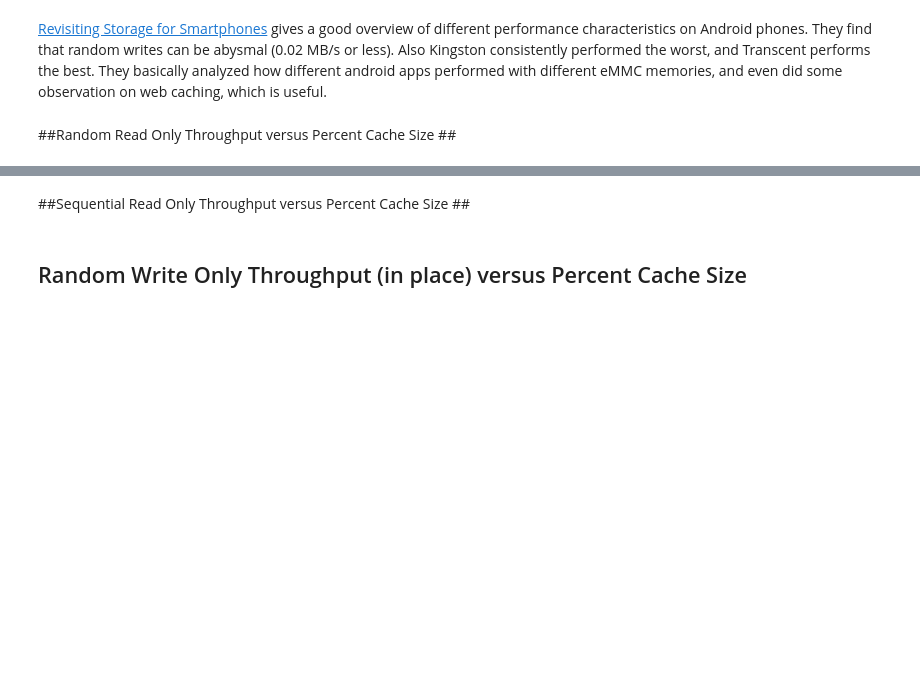
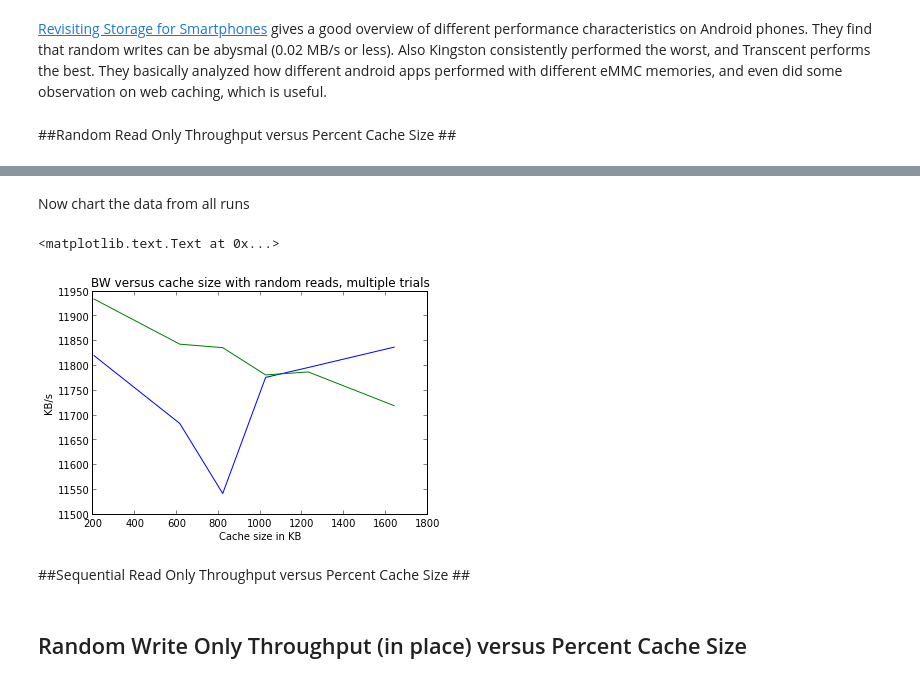
Before and after one commit to dalequark/beaglecache, a Jupyter notebook: BBB.ipynb, the cells around one changed output, grey strips where cells are left out. Drawn from its saved outputs; the diff is of its cells as text; code cells hidden in the pictures; blank space fills up the shorter version.

Commit message:
Graphin

```diff
--- a/BBB.ipynb
+++ b/BBB.ipynb
@@ -158,0 +136,33 @@ read_status_bw 6553600 : 11838
+# %%
+trace1 = open('./results/randread1')
+trace2 = open('./results/randread2')
+
+def printStats(f):
+    for line in f:
+        parsedLine = line.split(';')
+        print ""
+        key = "read_status_total_io"
+        val = 'read_status_bw'
+        for tag in fioOutTerse:
+            print "%s : %s" % (tag, parsedLine[fioOutTerse[tag]])
+        print '\n'
+
+
+def getData(xKey, yKey, f):
+    assert xKey in fioOut and yKey in fioOut
+    xData = []
+    yData = []
+    for line in f:
+        parsedLine = line.split(';')
+        xData.append(parsedLine[fioOut.index(xKey)])
+        yData.append(parsedLine[fioOut.index(yKey)])
+    return xData, yData
+
+printStats(trace1)
+printStats(trace2)
+'''
+x1, y1 = getData("read_status_total_io", 'read_status_bw', trace1)
+x1 = map(realVal, x1)
+x2, y2 = getData("read_status_total_io", 'read_status_bw', trace2)
+x2 = map(realVal, x2)
+'''
@@ -159,3 +188,18 @@ read_status_bw 6553600 : 11838
+# %% [markdown]
+Now chart the data from all runs
+# %%
+%matplotlib inline
+import matplotlib.pyplot as plt
+import numpy as np
+
+run1 = plt.plot(x1,y1, label="First Run")
+run2 = plt.plot(x2,y2, label="Second Run")
+plt.xlabel('Cache size in KB')
+plt.ylabel('KB/s')
+plt.title('BW versus cache size with random reads, multiple trials')
+# %% [output]
+<matplotlib.text.Text at 0x...>
+[figure, added]
 # %% [markdown]
 ##Sequential Read Only Throughput versus Percent Cache Size ##
 # %% [markdown]
```
Also changed, not shown: parts of 4 cells of this notebook, 3 other files.
